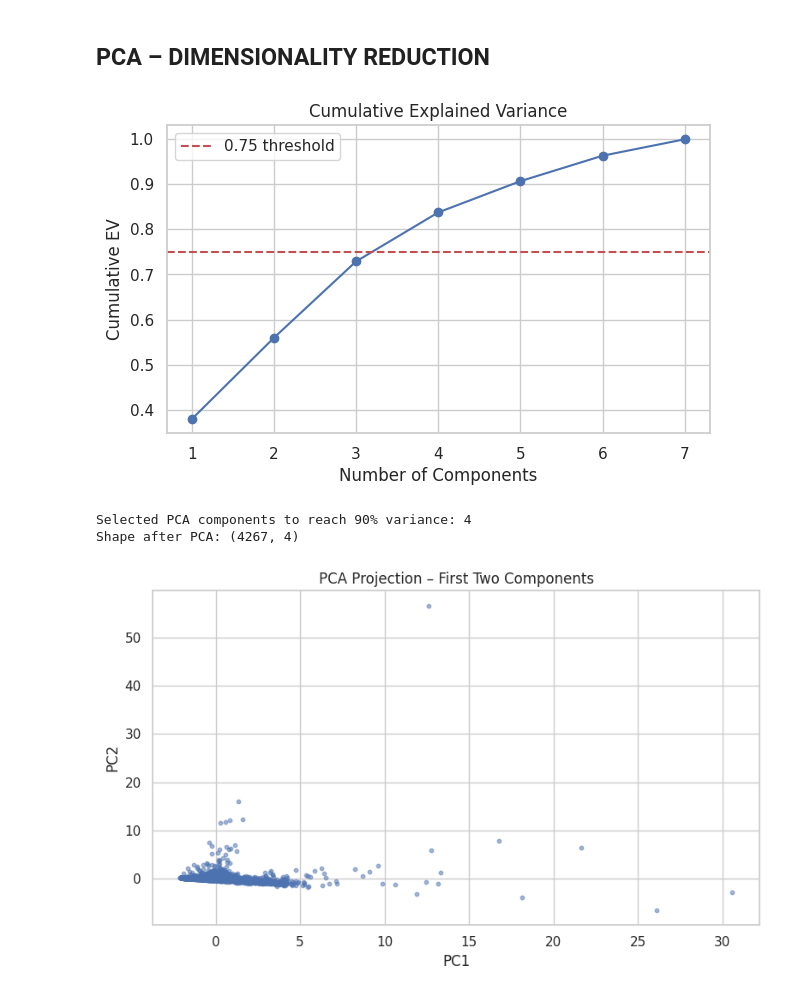
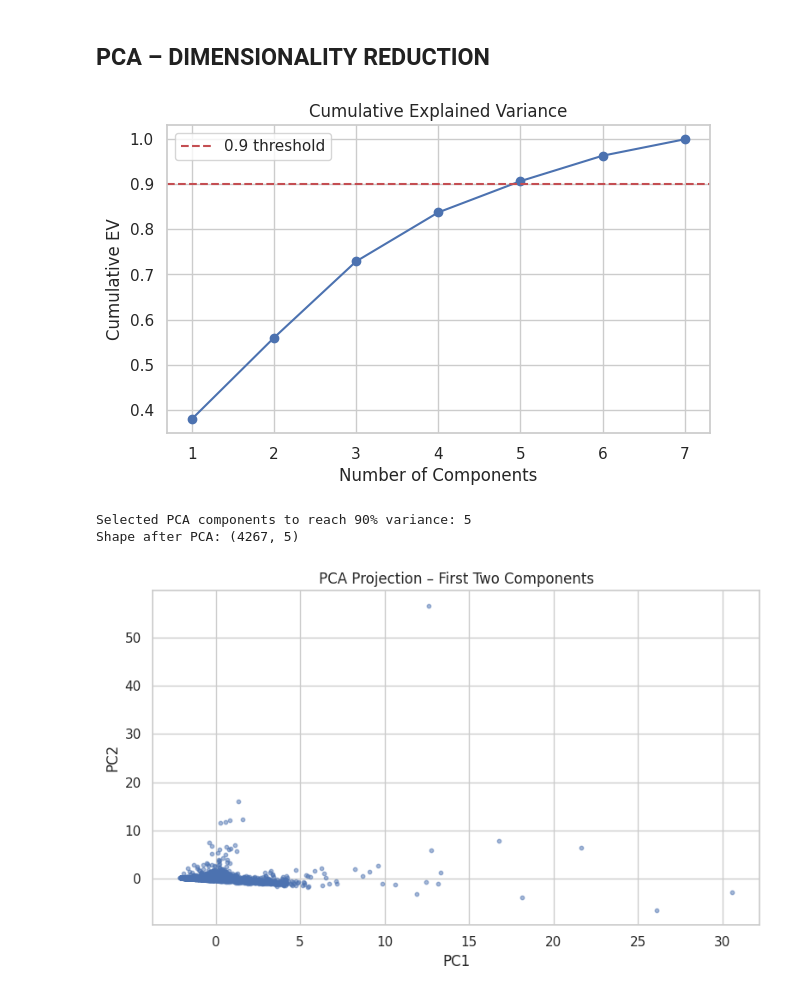
Before and after one commit to VicNW/Customer-Online-Behaviour-Clustering-Problem-, a Jupyter notebook: Final_Clustering.ipynb, the cells around one changed output. Saved outputs shown, nothing was run; the diff lists cells and outputs as text; code cells hidden in the pictures.

```diff
--- a/Final_Clustering.ipynb
+++ b/Final_Clustering.ipynb
@@ -514,24 +509,24 @@ def pick_pca_k_by_variance(X_preprocessed, threshold=0.70, k_max=None, random_st
 # %%
 # PCA automatic variance-based component selection
 
 # Pick number of PCA components using the custom function
 k, cum_evr = pick_pca_k_by_variance(
     df_features_final,
-    threshold=0.75,
+    threshold=0.90,
     plot=True
 )
 
 print(f"Selected PCA components to reach 90% variance: {k}")
 
 # Now fit PCA with k components
 pca = PCA(n_components=k, random_state=RANDOM_STATE)
 X_pca = pca.fit_transform(df_features_final)
 
 print("Shape after PCA:", X_pca.shape)
 # %% [output]
-[figure, old version]
+[figure, new version]
-Selected PCA components to reach 90% variance: 4
-Shape after PCA: (4267, 4)
+Selected PCA components to reach 90% variance: 5
+Shape after PCA: (4267, 5)
 # %%
 # First two PCs visualisation
 plt.figure()
```
Also changed, not shown: parts of 31 cells of this notebook.
